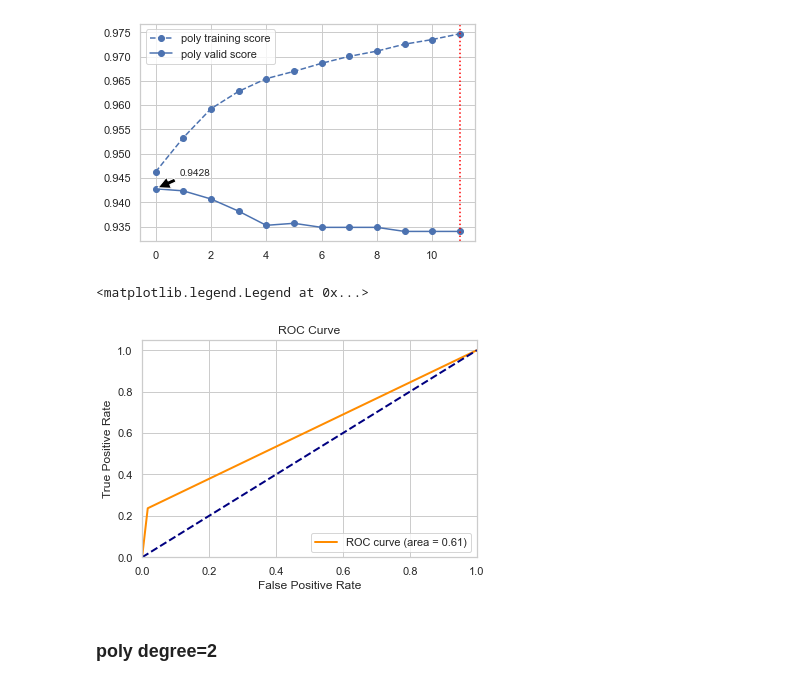
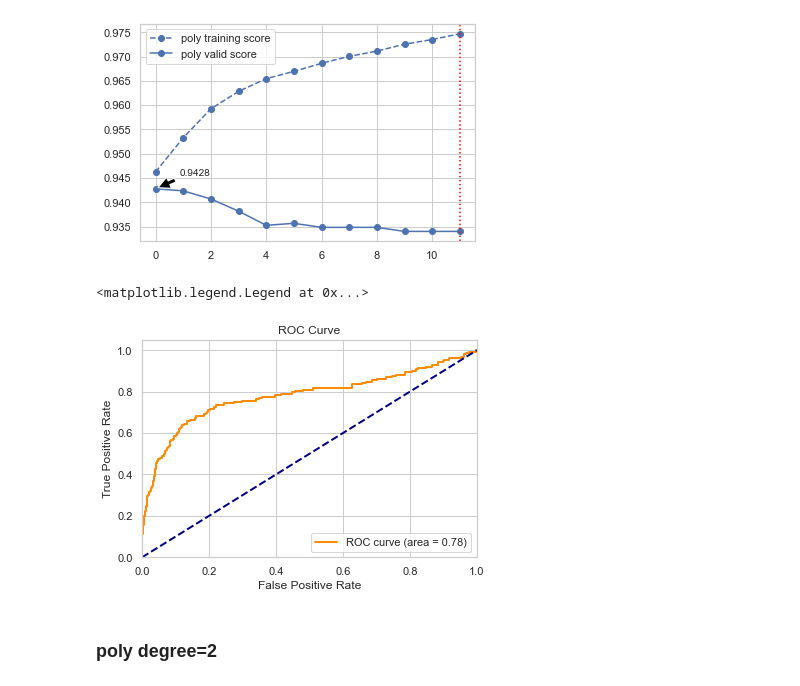
Before and after one commit to Justinfungi/Jebva-LOS-and-Mortality-Project-, a Jupyter notebook: Code/BellaSVM.ipynb, the cells around one changed output. Cells and saved outputs as stored; diff of their text form; code cells hidden in the pictures.

```diff
--- a/Code/BellaSVM.ipynb
+++ b/Code/BellaSVM.ipynb
@@ -36,7 +37,7 @@ train_rbf_scores = []
 test_rbf_scores = []
 
 for c in range(1,25,2):
-    clf_rbf = svm.SVC(C=c*0.1, kernel='rbf', degree=3)
+    clf_rbf = svm.SVC(C=c*0.1, kernel='rbf)
     clf_rbf.fit(X_train_selected_t1_norm,y_train_t1_value)
     train_rbf_scores.append(clf_rbf.score(X_train_selected_t1_norm,y_train_t1_value))
     test_rbf_scores.append(clf_rbf.score(X_valid_selected_t1_norm,y_valid_t1_value))
@@ -52,16 +53,20 @@ plt.show()
 # %% [output]
 [figure]
 # %%
-clf_rbf = svm.SVC(C=1.1, kernel='rbf', degree=3)
+clf_rbf = svm.SVC(C=1.1, kernel='rbf', degree=3,probability=True)
 clf_rbf.fit(X_train_selected_t1_norm,y_train_t1_value)
-y_valid_pred=clf_rbf.predict(X_valid_selected_t1_norm)
+y_valid_score = clf_rbf.decision_function(X_valid_selected_t1_norm)
+
 
 # compute ROC curve and AUC for each learning rate
-fpr, tpr, thresholds = roc_curve(y_valid_t1_value,y_valid_pred)
+fpr, tpr, thresholds = roc_curve(y_valid_t1_value,y_valid_score)
 roc_auc = auc(fpr, tpr)
 
 # plot the graph of ROC curve
 sns.set_theme(style="whitegrid")
+for i in range(len(y_valid_pred)):
+    y_valid_pred_true.append(y_valid_pred[i][0])
+y_valid_pred_true
 plt.plot(fpr, tpr, color='darkorange', lw=2, label='ROC curve (area = %0.2f)' % roc_auc)
 plt.plot([0, 1], [0, 1], color='navy', lw=2, linestyle='--')
 plt.xlim([0.0, 1.0])
@@ -75,21 +80,0 @@ plt.legend(loc="lower right")
-# %%
-# select different type of kernel function and compare the score
-
-# kernel = 'rbf'
-train_rbf_scores = []
-test_rbf_scores = []
-
-for c in range(1,25,2):
-    clf_rbf = svm.SVC(C=c*0.1, kernel='rbf', degree=4)
-    clf_rbf.fit(X_train_selected_t1_norm,y_train_t1_value)
-    train_rbf_scores.append(clf_rbf.score(X_train_selected_t1_norm,y_train_t1_value))
-    test_rbf_scores.append(clf_rbf.score(X_valid_selected_t1_norm,y_valid_t1_value))
-
-plt.plot(train_rbf_scores, 'bo--')
-plt.plot(test_rbf_scores, 'bo-')
-plt.legend(["rbf training score", "rbf valid score"])
-plt.axvline(np.argmax(train_rbf_scores), linestyle="dotted", color="red")
-plt.annotate(np.max(test_rbf_scores).round(4), (np.argmax(test_rbf_scores), np.max(test_rbf_scores)), xycoords="data",
-                 xytext=(40, 20), textcoords="offset pixels", arrowprops=dict(facecolor="black", shrink=0.1), fontsize=10,
-                 horizontalalignment="center", verticalalignment="top")
-plt.show()
@@ -121,27 +104,31 @@ plt.show()
 # %% [output]
 [figure]
 # %%
-clf_poly = svm.SVC(C=1.1, kernel='poly', degree=3)
+clf_poly = svm.SVC(C=0.1, kernel='poly', degree=3,probability=True)
 clf_poly.fit(X_train_selected_t1_norm,y_train_t1_value)
-y_valid_pred=clf_poly.predict(X_valid_selected_t1_norm)
+y_valid_score = clf_poly.decision_function(X_valid_selected_t1_norm)
+
 
 # compute ROC curve and AUC for each learning rate
-fpr, tpr, thresholds = roc_curve(y_valid_t1_value,y_valid_pred)
+fpr, tpr, thresholds = roc_curve(y_valid_t1_value,y_valid_score)
 roc_auc = auc(fpr, tpr)
 
 # plot the graph of ROC curve
 sns.set_theme(style="whitegrid")
+for i in range(len(y_valid_pred)):
+    y_valid_pred_true.append(y_valid_pred[i][0])
+y_valid_pred_true
 plt.plot(fpr, tpr, color='darkorange', lw=2, label='ROC curve (area = %0.2f)' % roc_auc)
 plt.plot([0, 1], [0, 1], color='navy', lw=2, linestyle='--')
 plt.xlim([0.0, 1.0])
 plt.ylim([0.0, 1.05])
 plt.xlabel('False Positive Rate')
 plt.ylabel('True Positive Rate')
 plt.title('ROC Curve')
 plt.legend(loc="lower right")
 # %% [output]
 <matplotlib.legend.Legend at 0x...>
-[figure, old version]
+[figure, new version]
 # %% [markdown]
 ### poly degree=2
 # %%
```
Also changed, not shown: parts of 13 cells of this notebook.
